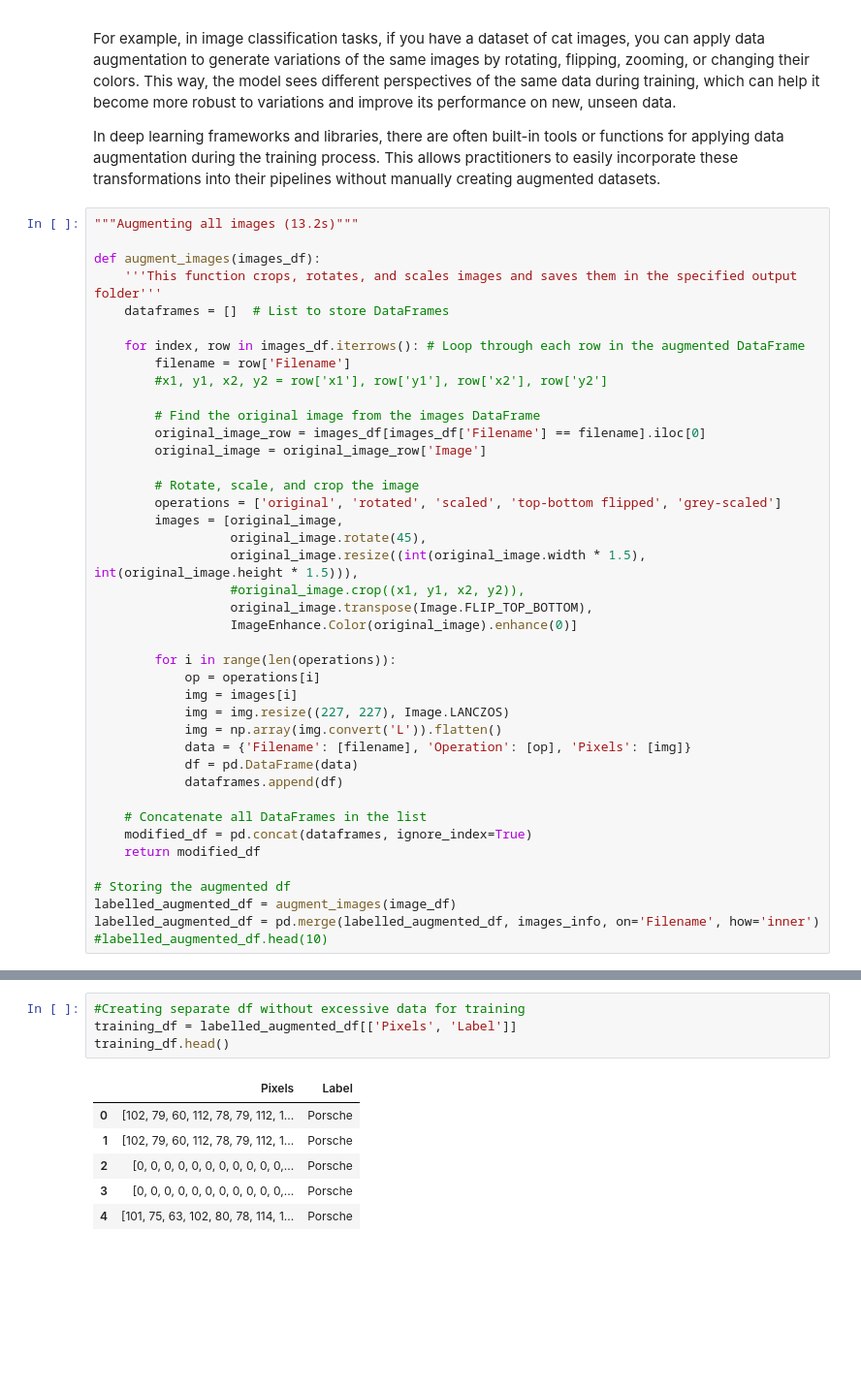
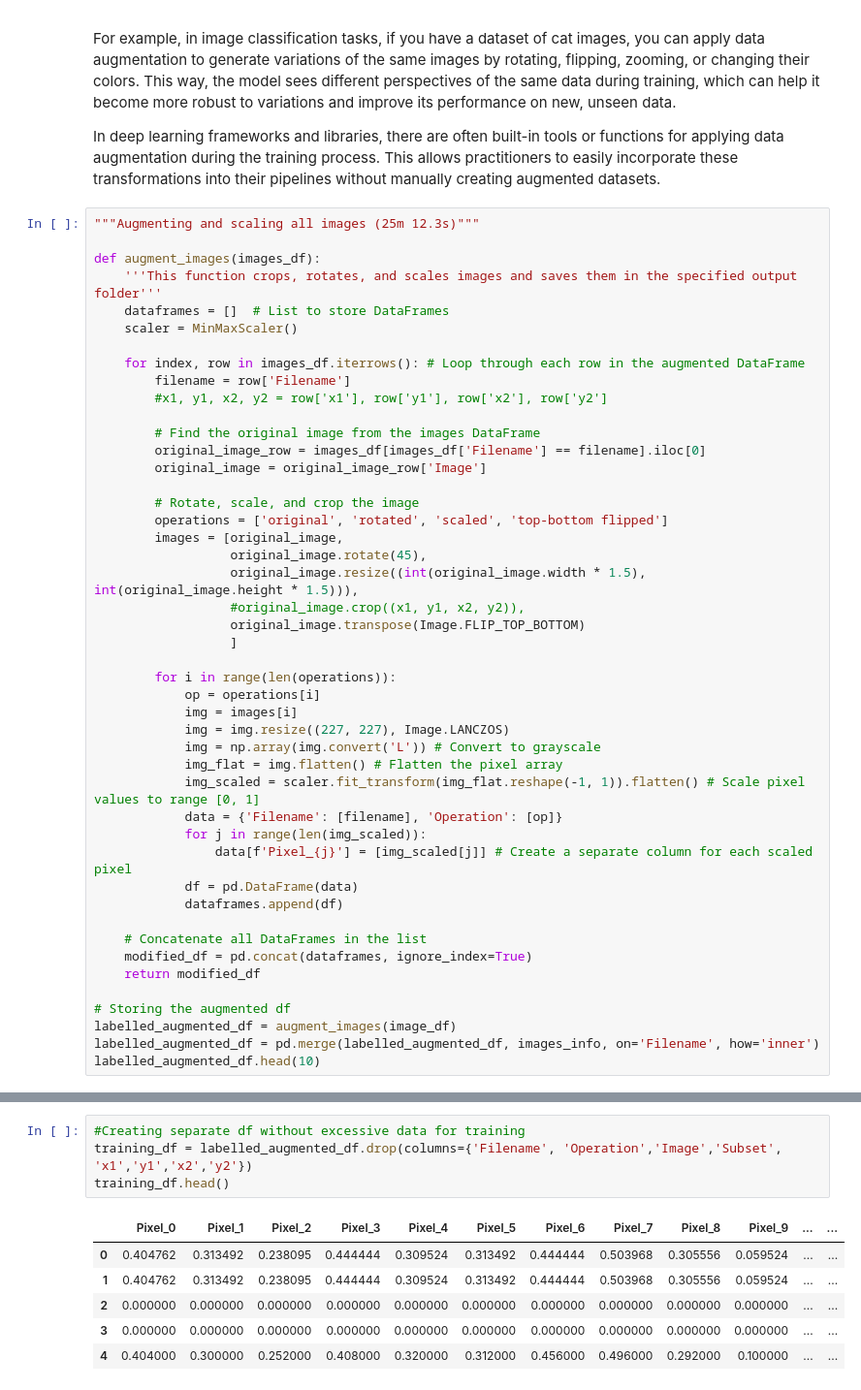
Before and after one commit to veronicalarssn/ML_Project, a Jupyter notebook: Start.ipynb, the cells around one changed output, grey strips where cells are left out. Shown: that part at 97% size. Saved outputs shown, nothing was run; the diff lists cells and outputs as text; blank space fills up the shorter version.

Commit message:
attempted to make a df for the data to be trained. it is much slower to run, but it may be better as input for keras. still not able to run myself, but looking for ways to optimize

```diff
--- a/Start.ipynb
+++ b/Start.ipynb
@@ -167,11 +168,12 @@ For example, in image classification tasks, if you have a dataset of cat images,
 
 In deep learning frameworks and libraries, there are often built-in tools or functions for applying data augmentation during the training process. This allows practitioners to easily incorporate these transformations into their pipelines without manually creating augmented datasets.
 # %%
-"""Augmenting all images (13.2s)"""
+"""Augmenting and scaling all images (25m 12.3s)"""
 
 def augment_images(images_df):
     '''This function crops, rotates, and scales images and saves them in the specified output folder'''
     dataframes = []  # List to store DataFrames
+    scaler = MinMaxScaler()
 
     for index, row in images_df.iterrows(): # Loop through each row in the augmented DataFrame
         filename = row['Filename']
@@ -182,20 +184,24 @@ def augment_images(images_df):
         original_image = original_image_row['Image']
 
         # Rotate, scale, and crop the image
-        operations = ['original', 'rotated', 'scaled', 'top-bottom flipped', 'grey-scaled']
+        operations = ['original', 'rotated', 'scaled', 'top-bottom flipped']
         images = [original_image,
                   original_image.rotate(45),
                   original_image.resize((int(original_image.width * 1.5), int(original_image.height * 1.5))),
                   #original_image.crop((x1, y1, x2, y2)),
-                  original_image.transpose(Image.FLIP_TOP_BOTTOM),
-                  ImageEnhance.Color(original_image).enhance(0)]
+                  original_image.transpose(Image.FLIP_TOP_BOTTOM)
+                  ]
 
         for i in range(len(operations)):
             op = operations[i]
             img = images[i]
             img = img.resize((227, 227), Image.LANCZOS)
-            img = np.array(img.convert('L')).flatten()
-            data = {'Filename': [filename], 'Operation': [op], 'Pixels': [img]}
+            img = np.array(img.convert('L')) # Convert to grayscale
+            img_flat = img.flatten() # Flatten the pixel array
+            img_scaled = scaler.fit_transform(img_flat.reshape(-1, 1)).flatten() # Scale pixel values to range [0, 1]
+            data = {'Filename': [filename], 'Operation': [op]}
+            for j in range(len(img_scaled)):
+                data[f'Pixel_{j}'] = [img_scaled[j]] # Create a separate column for each scaled pixel
             df = pd.DataFrame(data)
             dataframes.append(df)
 
@@ -206,4 +212,4 @@ def augment_images(images_df):
 # Storing the augmented df
 labelled_augmented_df = augment_images(image_df)
 labelled_augmented_df = pd.merge(labelled_augmented_df, images_info, on='Filename', how='inner')
-#labelled_augmented_df.head(10)
+labelled_augmented_df.head(10)
@@ -210,11 +229,11 @@ labelled_augmented_df = pd.merge(labelled_augmented_df, images_info, on='Filenam
 # %%
 #Creating separate df without excessive data for training
-training_df = labelled_augmented_df[['Pixels', 'Label']]
+training_df = labelled_augmented_df.drop(columns={'Filename', 'Operation','Image','Subset', 'x1','y1','x2','y2'})
 training_df.head()
 # %% [output]
-|  | Pixels | Label |
-| 0 | [102, 79, 60, 112, 78, 79, 112, 1... | Porsche |
-| 1 | [102, 79, 60, 112, 78, 79, 112, 1... | Porsche |
-| 2 | [0, 0, 0, 0, 0, 0, 0, 0, 0, 0, 0,... | Porsche |
-| 3 | [0, 0, 0, 0, 0, 0, 0, 0, 0, 0, 0,... | Porsche |
-| 4 | [101, 75, 63, 102, 80, 78, 114, 1... | Porsche |
+|  | Pixel_0 | Pixel_1 | Pixel_2 | Pixel_3 | Pixel_4 | Pixel_5 | Pixel_6 | Pixel_7 | Pixel_8 | Pixel_9 | ... | ... |
+| 0 | 0.404762 | 0.313492 | 0.238095 | 0.444444 | 0.309524 | 0.313492 | 0.444444 | 0.503968 | 0.305556 | 0.059524 | ... | ... |
+| 1 | 0.404762 | 0.313492 | 0.238095 | 0.444444 | 0.309524 | 0.313492 | 0.444444 | 0.503968 | 0.305556 | 0.059524 | ... | ... |
+| 2 | 0.000000 | 0.000000 | 0.000000 | 0.000000 | 0.000000 | 0.000000 | 0.000000 | 0.000000 | 0.000000 | 0.000000 | ... | ... |
+| 3 | 0.000000 | 0.000000 | 0.000000 | 0.000000 | 0.000000 | 0.000000 | 0.000000 | 0.000000 | 0.000000 | 0.000000 | ... | ... |
+| 4 | 0.404000 | 0.300000 | 0.252000 | 0.408000 | 0.320000 | 0.312000 | 0.456000 | 0.496000 | 0.292000 | 0.100000 | ... | ... |
```
Also changed, not shown: parts of 14 cells of this notebook, 1 other file.
